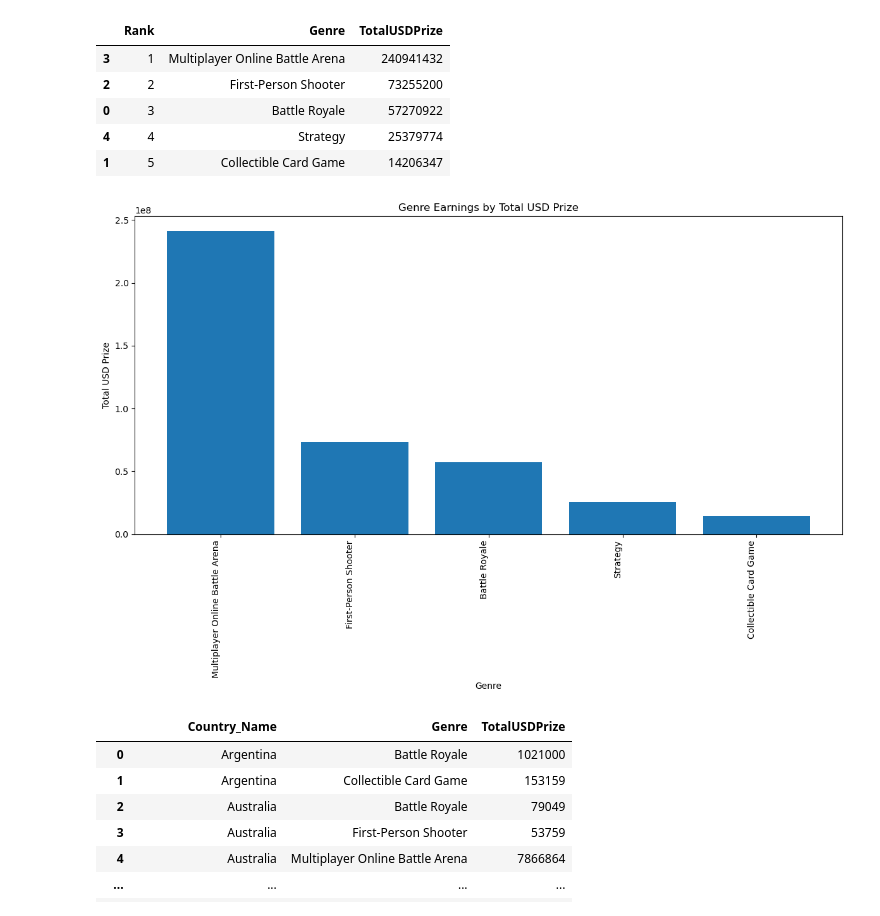
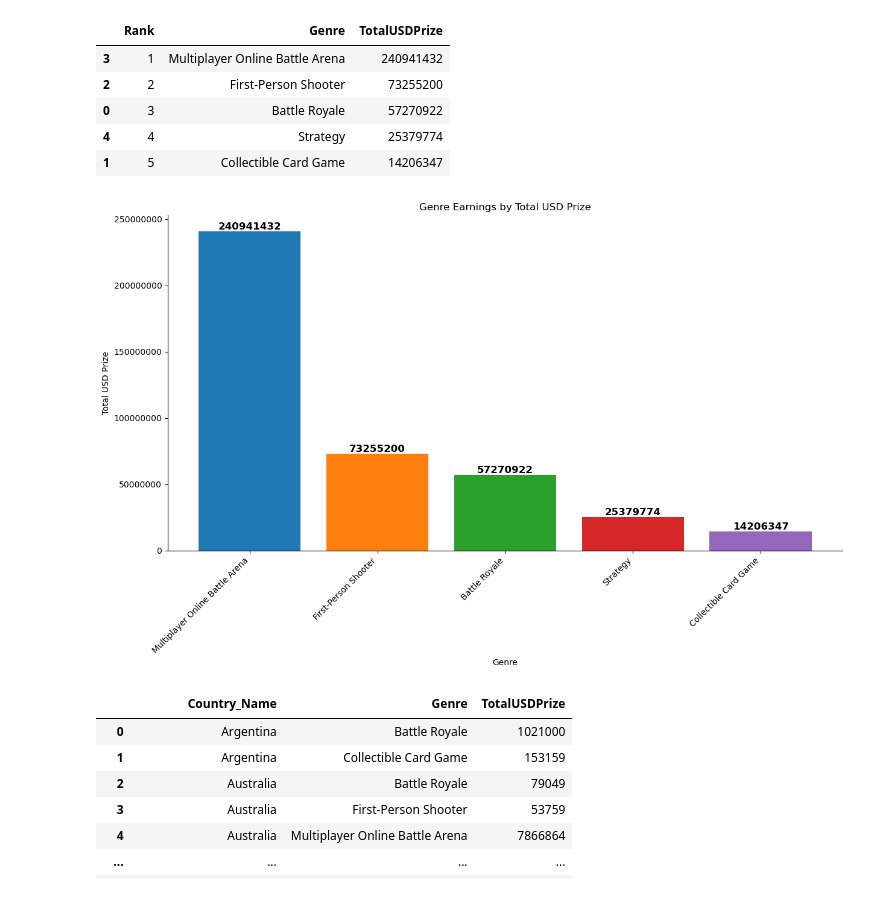
Before and after one commit to Natphipps/ESports-Financial-Analysis, a Jupyter notebook: Jup_File_Aron.ipynb, the cells around one changed output. Saved outputs shown, nothing was run; the diff lists cells and outputs as text; code cells hidden in the pictures.

```diff
--- a/Jup_File_Aron.ipynb
+++ b/Jup_File_Aron.ipynb
@@ -152,11 +152,22 @@ summary_df
 | 8 | 9 | Heroes of the Storm | 11780399 |
 | 9 | 10 | Arena of Valor | 8333904 |
 # %%
+def format_y_axis(value, pos):
+    return f'{value:.0f}'
 plt.figure(figsize=(12, 6))
-plt.bar(summary_df['Game'], summary_df['TotalUSDPrize'])
+colors_1 = ['#1f77b4', '#ff7f0e', '#2ca02c', '#d62728', '#9467bd', '#8c564b', '#e377c2', '#7f7f7f', '#bcbd22', '#17becf']
+
+bars = plt.bar(summary_df['Game'], summary_df['TotalUSDPrize'], color=colors_1)
+
+for bar in bars:
+    height = bar.get_height()
+    plt.text(bar.get_x() + bar.get_width() / 2, height, format_y_axis(height, None), ha='center', va='bottom', fontsize=12, fontweight='bold', color='black')
 plt.xlabel('Game')
 plt.ylabel('Total USD Prize')
 plt.title('Game Rank')
 plt.xticks(rotation=45, ha='right')
 plt.tight_layout()
+plt.gca().spines['top'].set_visible(False)
+plt.gca().spines['right'].set_visible(False)
+plt.gca().yaxis.set_major_formatter(format_y_axis)
 # %% [output]
@@ -188,11 +199,18 @@ country_summary_df
 | 54 | 55 | Greece | 94073 |
 | 55 | 56 | Cuba | 77092 |
 # %%
+def format_y_axis(value, pos):
+    return f'{value:.0f}'
 plt.figure(figsize=(12, 8))
-plt.bar(country_summary_df['Country_Name'], country_summary_df['TotalUSDPrize'])
+colors_2 = ['#1f77b4', '#ff7f0e', '#2ca02c', '#d62728', '#9467bd', '#8c564b', '#e377c2', '#7f7f7f', '#bcbd22', '#17becf']
+
+bars = plt.bar(country_summary_df['Country_Name'], country_summary_df['TotalUSDPrize'], color=colors_2)
 plt.xlabel('Country')
 plt.ylabel('Total USD Prize')
 plt.title('Country Earnings by Total USD Prize')
 plt.xticks(rotation=90, ha='right')
 plt.tight_layout()
+plt.gca().spines['top'].set_visible(False)
+plt.gca().spines['right'].set_visible(False)
+plt.gca().yaxis.set_major_formatter(format_y_axis)
 # %% [output]
@@ -213,15 +231,33 @@ genre_summary
 | 4 | 4 | Strategy | 25379774 |
 | 1 | 5 | Collectible Card Game | 14206347 |
 # %%
+def format_y_axis(value, pos):
+    return f'{value:.0f}'
 plt.figure(figsize=(12, 8))
-plt.bar(genre_summary['Genre'], genre_summary['TotalUSDPrize'])
+
+colors = ['#1f77b4', '#ff7f0e', '#2ca02c', '#d62728', '#9467bd']
+
+# Bar plot
+bars = plt.bar(genre_summary['Genre'], genre_summary['TotalUSDPrize'], color=colors)
+
+for bar in bars:
+    height = bar.get_height()
+    plt.text(bar.get_x() + bar.get_width() / 2, height, format_y_axis(height, None), ha='center', va='bottom', fontsize=12, fontweight='bold', color='black')
+
+
 plt.xlabel('Genre')
 plt.ylabel('Total USD Prize')
 plt.title('Genre Earnings by Total USD Prize')
-plt.xticks(rotation=90, ha='right')
+plt.xticks(rotation=45, ha='right')
+
+plt.gca().spines['top'].set_visible(False)
+plt.gca().spines['right'].set_visible(False)
+
+
 plt.tight_layout()
+plt.gca().yaxis.set_major_formatter(format_y_axis)
 # %% [output]
-[figure, old version]
+[figure, new version]
 # %%
 country_genre_summary = players.groupby(['Country_Name', 'Genre'])['TotalUSDPrize'].sum().reset_index()
 country_summary = country_genre_summary.groupby('Country_Name')['TotalUSDPrize'].sum().reset_index()
```
Also changed, not shown: parts of 7 cells of this notebook.
